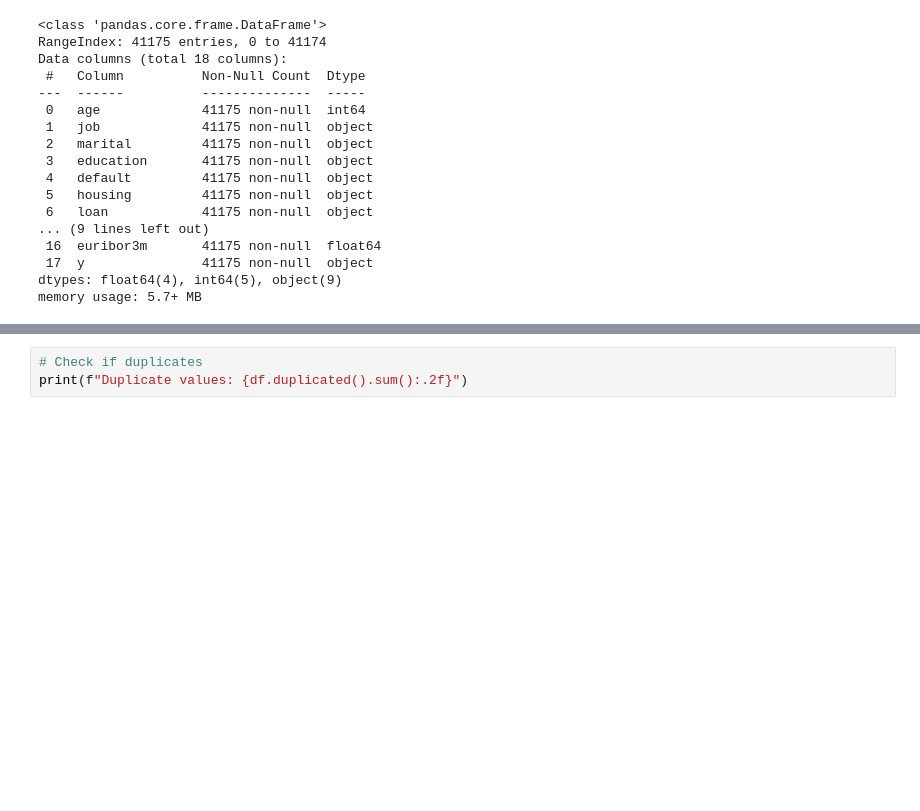
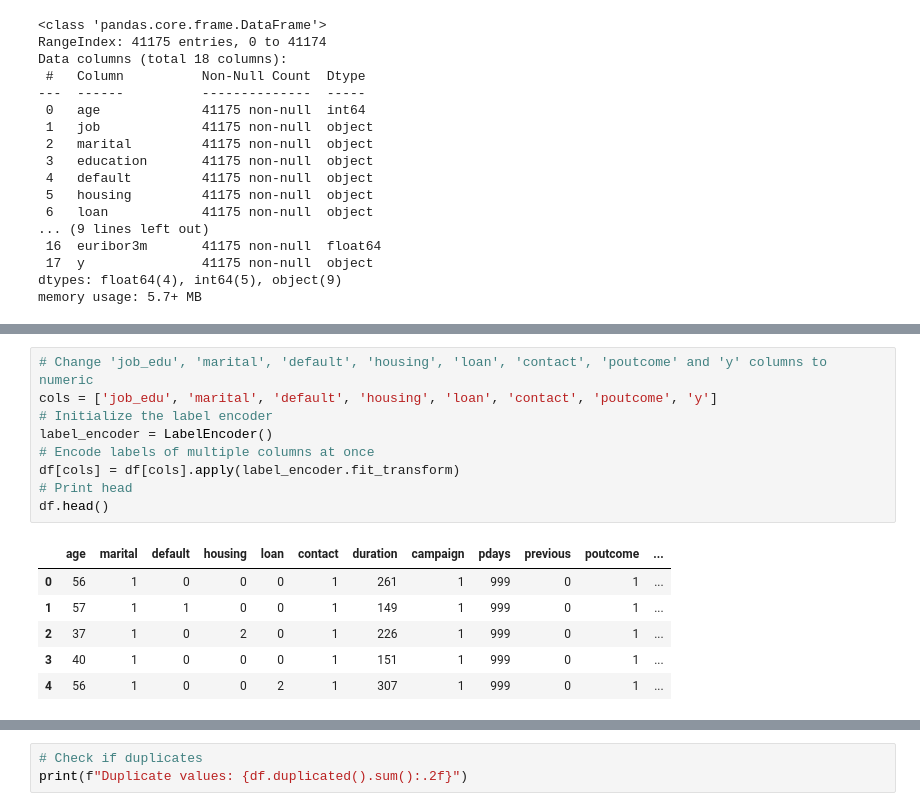
Before and after one commit to 4GeeksAcademy/Logistic-Regression-Project_AR, a Jupyter notebook: src/explore.ipynb, the cells around one changed output, grey strips where cells are left out. Saved outputs shown, nothing was run; the diff lists cells and outputs as text; blank space fills up the shorter version.

```diff
--- a/src/explore.ipynb
+++ b/src/explore.ipynb
@@ -305 +283,17 @@ Column job_edu values: ['housemaid_basic.4y' 'services_high.school' 'admin._basi
+# %%
+# Change 'job_edu', 'marital', 'default', 'housing', 'loan', 'contact', 'poutcome' and 'y' columns to numeric
+cols = ['job_edu', 'marital', 'default', 'housing', 'loan', 'contact', 'poutcome', 'y']
+# Initialize the label encoder
+label_encoder = LabelEncoder()
+# Encode labels of multiple columns at once
+df[cols] = df[cols].apply(label_encoder.fit_transform)
+# Print head
+df.head()
+# %% [output]
+|  | age | marital | default | housing | loan | contact | duration | campaign | pdays | previous | poutcome | ... |
+| 0 | 56 | 1 | 0 | 0 | 0 | 1 | 261 | 1 | 999 | 0 | 1 | ... |
+| 1 | 57 | 1 | 1 | 0 | 0 | 1 | 149 | 1 | 999 | 0 | 1 | ... |
+| 2 | 37 | 1 | 0 | 2 | 0 | 1 | 226 | 1 | 999 | 0 | 1 | ... |
+| 3 | 40 | 1 | 0 | 0 | 0 | 1 | 151 | 1 | 999 | 0 | 1 | ... |
+| 4 | 56 | 1 | 0 | 0 | 2 | 1 | 307 | 1 | 999 | 0 | 1 | ... |
 # %%
```
Also changed, not shown: parts of 13 cells of this notebook.
